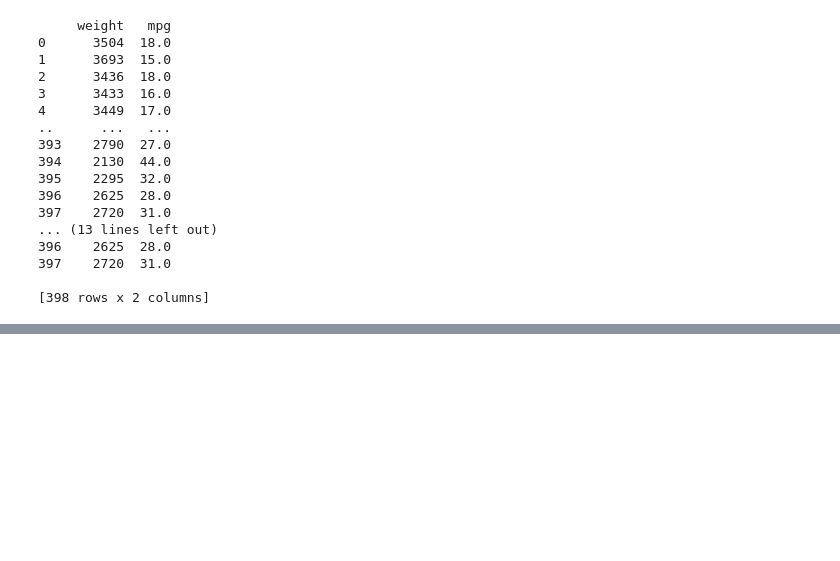
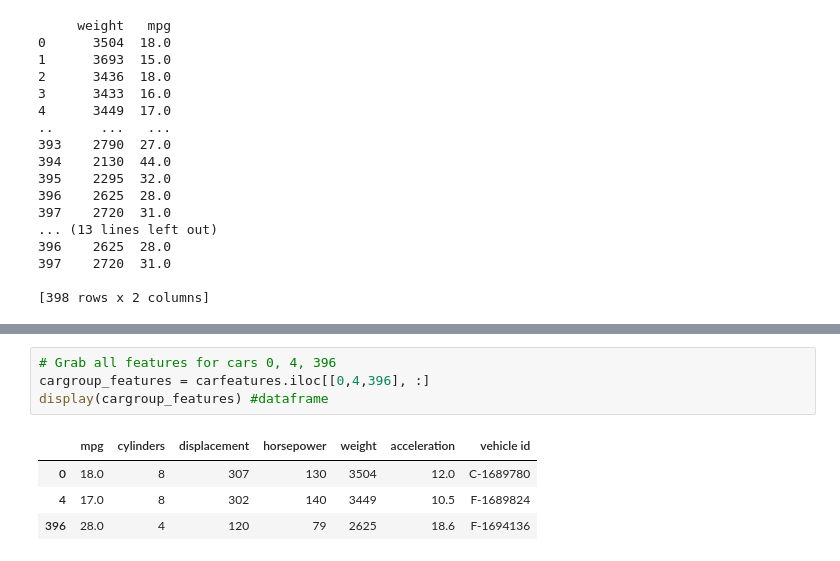
Before and after one commit to michelle1002/datasci151spring2026, a Jupyter notebook: MasterDoc/MasterDocument.ipynb, the cells around one changed output, grey strips where cells are left out. Drawn from its saved outputs; the diff is of its cells as text; blank space fills up the shorter version.

```diff
--- a/MasterDoc/MasterDocument.ipynb
+++ b/MasterDoc/MasterDocument.ipynb
@@ -2085,0 +2124,9 @@ print(carsorted_reverse)
+# %%
+# Grab all features for cars 0, 4, 396
+cargroup_features = carfeatures.iloc[[0,4,396], :]
+display(cargroup_features) #dataframe
+# %% [output]
+|  | mpg | cylinders | displacement | horsepower | weight | acceleration | vehicle id |
+| 0 | 18.0 | 8 | 307 | 130 | 3504 | 12.0 | C-1689780 |
+| 4 | 17.0 | 8 | 302 | 140 | 3449 | 10.5 | F-1689824 |
+| 396 | 28.0 | 4 | 120 | 79 | 2625 | 18.6 | F-1694136 |
```
Also changed, not shown: parts of 35 cells of this notebook, 1 other file.
